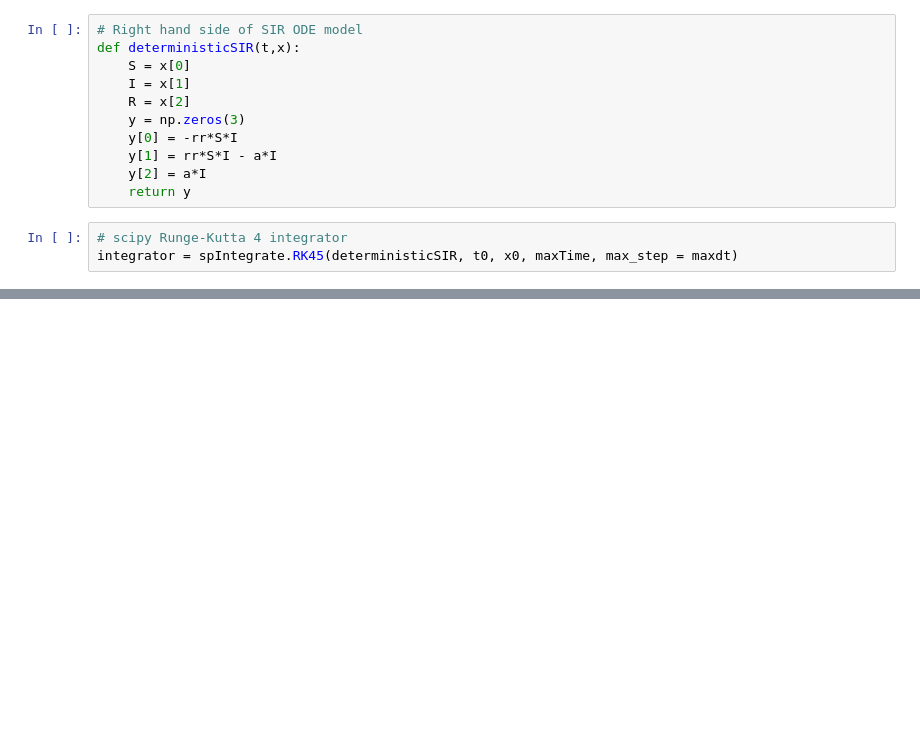
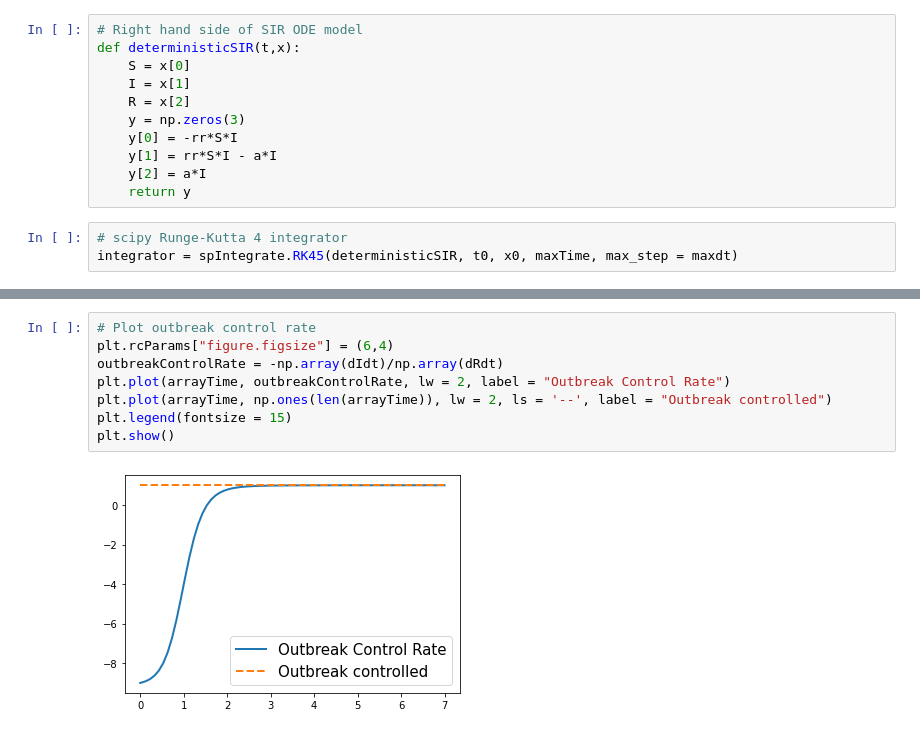
Before and after one commit to maojrs/stochasticSIR, a Jupyter notebook: stochastic-SIR.ipynb, the cells around one changed output, grey strips where cells are left out. Cells and saved outputs as stored; diff of their text form; blank space fills up the shorter version.

```diff
--- a/stochastic-SIR.ipynb
+++ b/stochastic-SIR.ipynb
@@ -55,0 +65,10 @@ plt.show()
+# %%
+# Plot outbreak control rate
+plt.rcParams["figure.figsize"] = (6,4)
+outbreakControlRate = -np.array(dIdt)/np.array(dRdt)
+plt.plot(arrayTime, outbreakControlRate, lw = 2, label = "Outbreak Control Rate")
+plt.plot(arrayTime, np.ones(len(arrayTime)), lw = 2, ls = '--', label = "Outbreak controlled")
+plt.legend(fontsize = 15)
+plt.show()
+# %% [output]
+[figure, added]
```
Also changed, not shown: parts of 3 cells of this notebook.
